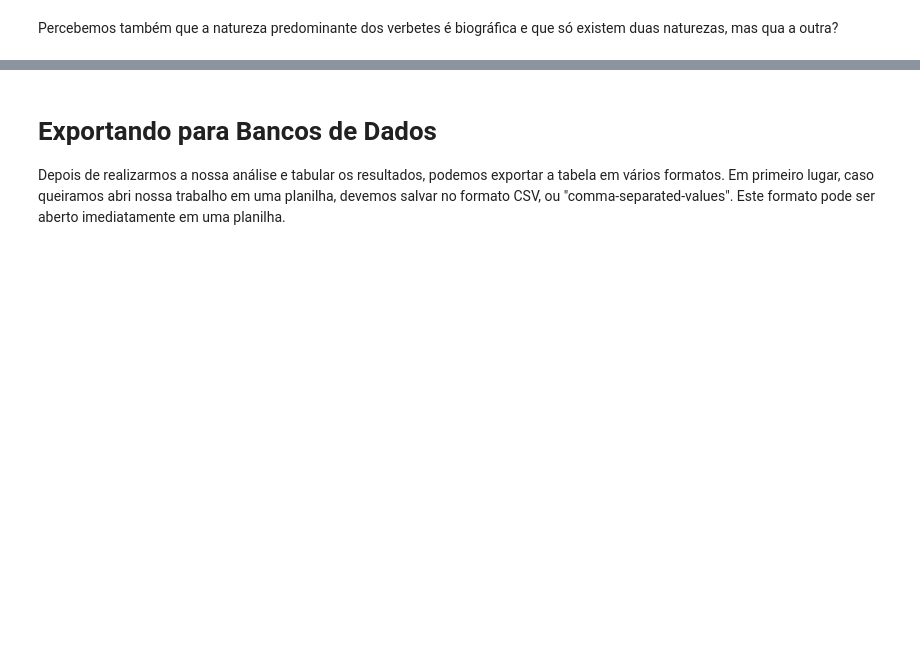
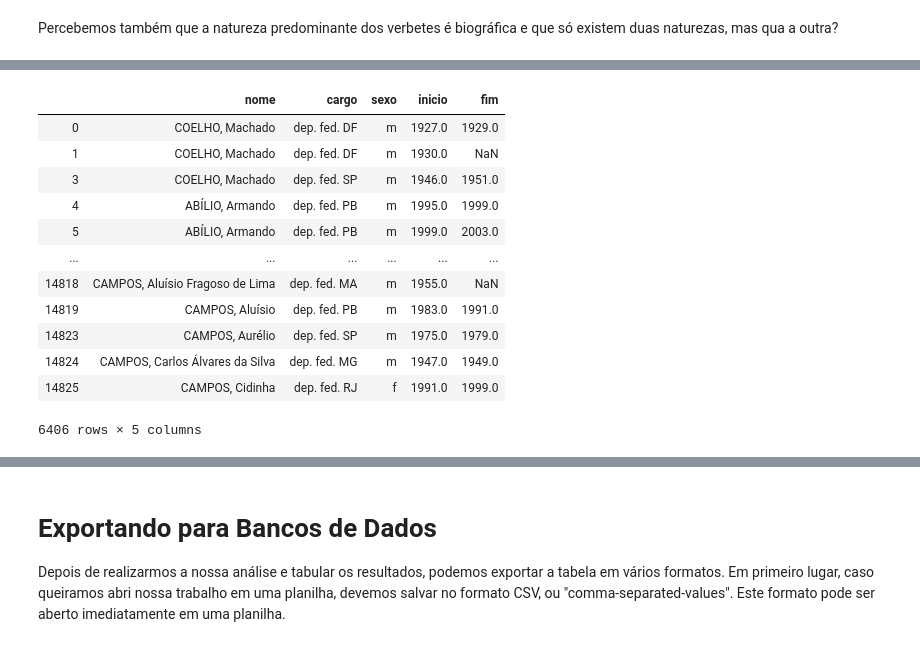
Before and after one commit to fccoelho/text-mining-cientistas-sociais, a Jupyter notebook: Capitulo_1.ipynb, the cells around one changed output, grey strips where cells are left out. Drawn from its saved outputs; the diff is of its cells as text; code cells hidden in the pictures; blank space fills up the shorter version.

```diff
--- a/Capitulo_1.ipynb
+++ b/Capitulo_1.ipynb
@@ -508,0 +523,16 @@ tab2.dropna()
+# %%
+tab2[(['dep.' in c for c in tab2.cargo])&(tab2.inicio >1917)&(tab2.inicio<=2015)]
+# %% [output]
+|  | nome | cargo | sexo | inicio | fim |
+| 0 | COELHO, Machado | dep. fed. DF | m | 1927.0 | 1929.0 |
+| 1 | COELHO, Machado | dep. fed. DF | m | 1930.0 | NaN |
+| 3 | COELHO, Machado | dep. fed. SP | m | 1946.0 | 1951.0 |
+| 4 | ABÍLIO, Armando | dep. fed. PB | m | 1995.0 | 1999.0 |
+| 5 | ABÍLIO, Armando | dep. fed. PB | m | 1999.0 | 2003.0 |
+| ... | ... | ... | ... | ... | ... |
+| 14818 | CAMPOS, Aluísio Fragoso de Lima | dep. fed. MA | m | 1955.0 | NaN |
+| 14819 | CAMPOS, Aluísio | dep. fed. PB | m | 1983.0 | 1991.0 |
+| 14823 | CAMPOS, Aurélio | dep. fed. SP | m | 1975.0 | 1979.0 |
+| 14824 | CAMPOS, Carlos Álvares da Silva | dep. fed. MG | m | 1947.0 | 1949.0 |
+| 14825 | CAMPOS, Cidinha | dep. fed. RJ | f | 1991.0 | 1999.0 |
+6406 rows × 5 columns
```
Also changed, not shown: parts of 20 cells of this notebook, 2 other files.
